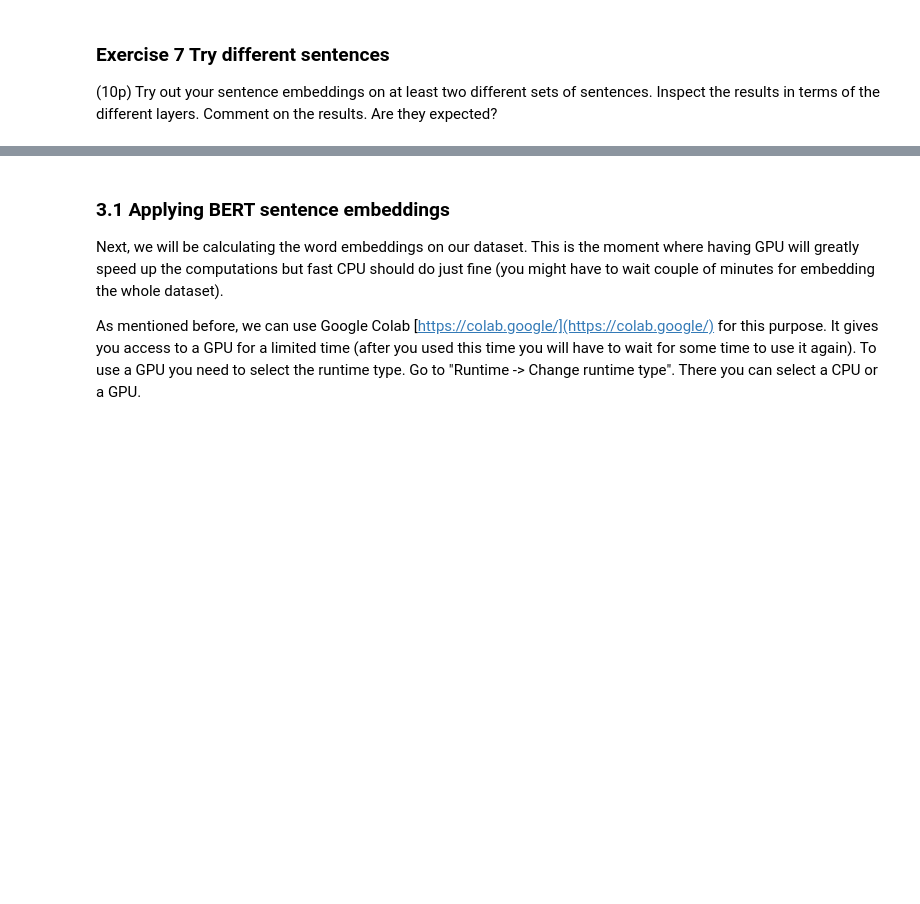
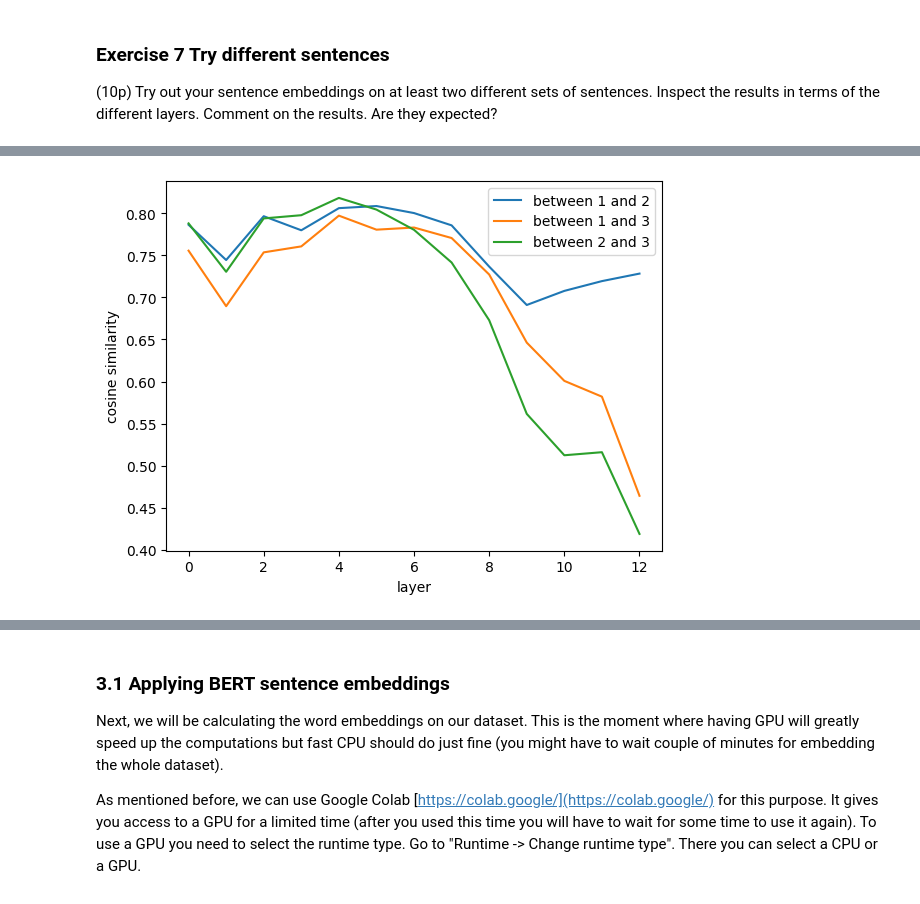
Before and after one commit to Tiimeeeyy/NLP, a Jupyter notebook: Notebooks/lab3_empty.ipynb, the cells around one changed output, grey strips where cells are left out. Cells and saved outputs as stored; diff of their text form; code cells hidden in the pictures; blank space fills up the shorter version.

```diff
--- a/Notebooks/lab3_empty.ipynb
+++ b/Notebooks/lab3_empty.ipynb
@@ -679,0 +894,11 @@ plot_evolving_sentence_similarities(tokenized, model_outputs, calculate_sentence
+# %%
+text1 = "I like to run every morning."
+text2 = "She went for a run in the park."
+text3 = "The program will run at startup."
+
+tokenized = tokenizer([text1, text2, text3], padding=True, return_tensors='pt').to(device)
+
+model_outputs = model(**tokenized, output_hidden_states=True)
+plot_evolving_sentence_similarities(tokenized, model_outputs, calculate_sentence_embeddings)
+# %% [output]
+[figure, added]
```
Also changed, not shown: parts of 64 cells of this notebook.
